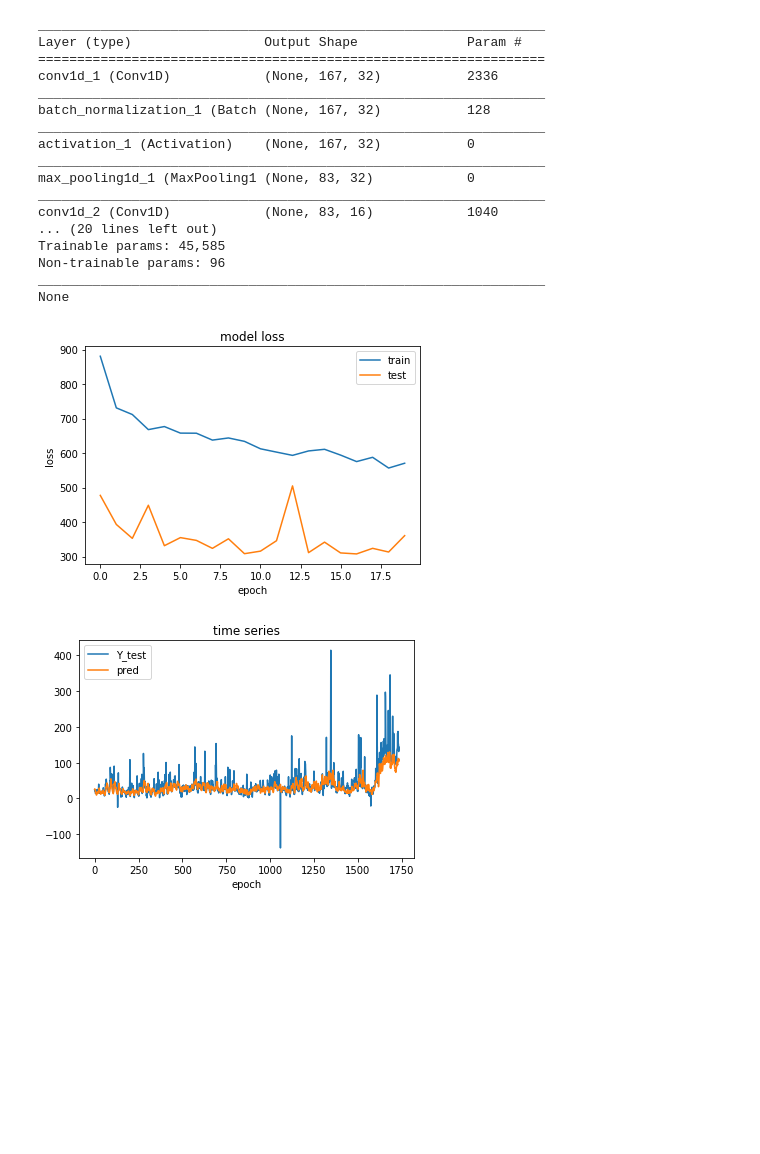
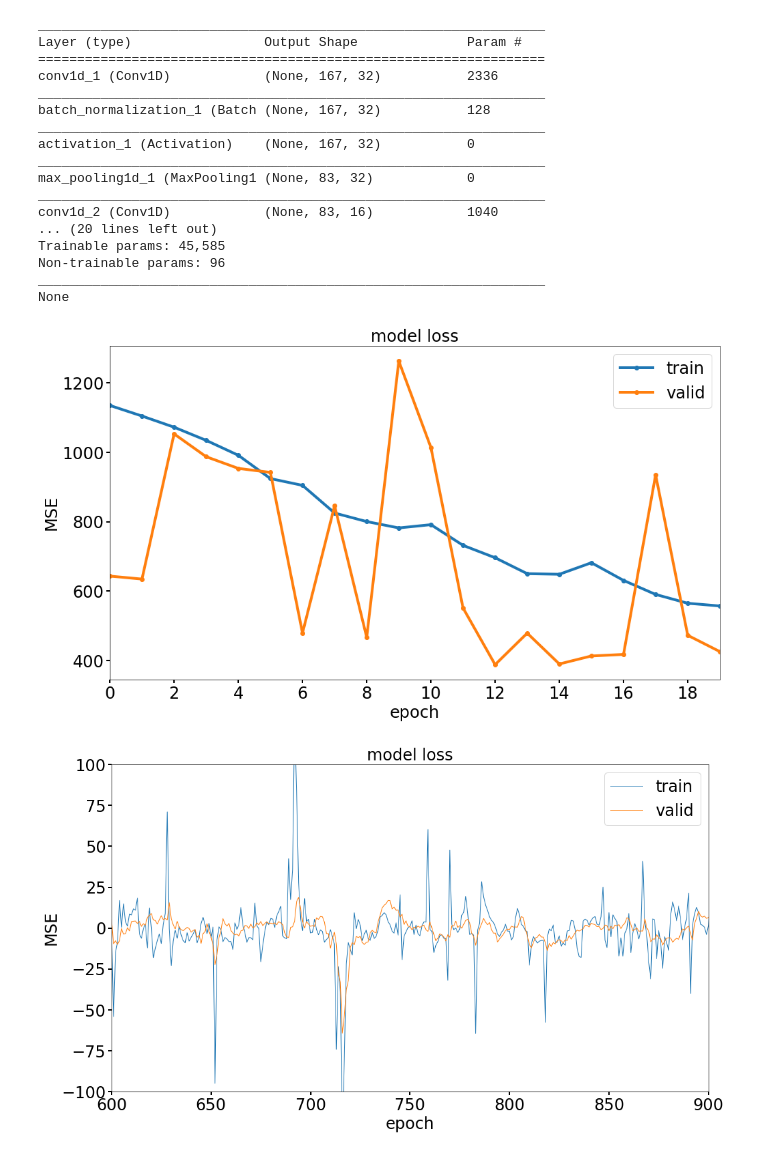
Before and after one commit to xingliuUT/battery_planner, a Jupyter notebook: cnn_2.ipynb, the cells around one changed output. Drawn from its saved outputs; the diff is of its cells as text; code cells hidden in the pictures; blank space fills up the shorter version.

```diff
--- a/cnn_2.ipynb
+++ b/cnn_2.ipynb
@@ -63,18 +66,18 @@ df_data.loc[:,'temp_norm'] = scaler_temp.transform(df_data.temp.values.reshape(-
 WINDOW = 24 * 7 - 1
 EMB_SIZE = 3
 STEP = 1
-FORECAST = 2
+FORECAST = 0
 
 X, Y = [], []
 for i in range(0, df_data.shape[0], STEP):
     try:
-        price_byweek = df_data.price_norm.values[i: i + WINDOW]
-        load_byweek = df_data.load_norm.values[i: i + WINDOW]
-        temp_byweek = df_data.temp_norm.values[i: i + WINDOW]
+        price_byweek = df_data.price_diff_norm.values[i: i + WINDOW]
+        load_byweek = df_data.load_diff_norm.values[i: i + WINDOW]
+        temp_byweek = df_data.temp_diff_norm.values[i: i + WINDOW]
 
         x_i = np.column_stack((price_byweek, load_byweek, temp_byweek))
         # target doesn't have to be standardized
-        y_i = df_data.price.values[i + WINDOW + FORECAST]
+        y_i = df_data.price_diff.values[i + WINDOW + FORECAST]
     except Exception as e:
         break
 
@@ -100,5 +103,6 @@ X_train.shape, X_test.shape, Y_train.shape, Y_test.shape
 # %%
-checkpointer = ModelCheckpoint(filepath='best_weights_' + str(FORECAST) + '.hdf5',
+bestmodel_name = 'best_weights_' + str(FORECAST) + '.hdf5'
+checkpointer = ModelCheckpoint(filepath = bestmodel_name,
                                verbose=1, save_best_only=True)
 # %%
 model = Sequential()
@@ -124,7 +128,7 @@ model.add(Flatten())
 
 model.add(Dense(64))
 model.add(Activation('relu'))
-model.add(Dropout(0.6))
+model.add(Dropout(0.5))
 
 model.add(Dense(1))
 model.add(Activation('linear'))
@@ -182,31 +186,38 @@ None
 pred = model.predict(np.array(X_test))
-# %%
-plt.figure()
-plt.plot(history.history['loss'])
-plt.plot(history.history['val_loss'])
-plt.title('model loss')
-plt.ylabel('loss')
-plt.xlabel('epoch')
-plt.legend(['train', 'test'], loc='best')
-plt.show()
-
-plt.figure()
-# plt.plot(scaler_price.inverse_transform(Y_test))
-# plt.plot(scaler_price.inverse_transform(pred))
-plt.plot(Y_test)
-plt.plot(pred)
-
-
-plt.title('time series')
-# plt.ylabel('loss')
-plt.xlabel('epoch')
-plt.legend(['Y_test', 'pred'], loc='best')
-# plt.xlim(6000, 6100)
-# plt.ylim(0,100)
-plt.show()
-# %% [output]
-[figure, removed]
-[figure, removed]
+# %%
+fig, ax = plt.subplots(figsize = (16, 9))
+ax.plot(history.history['loss'], 'o-', linewidth = 4)
+ax.plot(history.history['val_loss'], 'o-', linewidth = 4)
+ax.set_title('model loss', fontsize = 24)
+ax.set_ylabel('MSE', fontsize = 24)
+ax.set_xlabel('epoch', fontsize = 24)
+ax.set_xlim(0, 19)
+ax.legend(['train', 'valid'], loc='best', fontsize = 24)
+ax.tick_params(axis='both',which='both',labelsize=24,\
+        length=5,width=2,direction='out');
+new_tick_locs = range(0,20,2);
+new_tick_labels = range(0,20,2);
+ax.set_xticks(new_tick_locs);
+ax.set_xticklabels(new_tick_labels);
+
+# ax.show()
+# %% [output]
+[figure, added]
+# %%
+fig, ax = plt.subplots(figsize = (16, 9))
+ax.plot(Y_test, linewidth = 1)
+ax.plot(pred, linewidth = 1)
+ax.set_title('model loss', fontsize = 24)
+ax.set_ylabel('MSE', fontsize = 24)
+ax.set_xlabel('epoch', fontsize = 24)
+ax.set_ylim(-100, 100)
+ax.set_xlim(600, 900)
+ax.legend(['train', 'valid'], loc='best', fontsize = 24)
+ax.tick_params(axis='both',which='both',labelsize=24,\
+        length=5,width=2,direction='out');
+# ax.show()
+# %% [output]
+[figure, added]
 # %%
 # np.sqrt(metrics.mean_squared_error(scaler_price.inverse_transform(Y_test), scaler_price.inverse_transform(pred)))
 np.sqrt(metrics.mean_squared_error(Y_test.ravel(), pred.ravel()))
```
Also changed, not shown: parts of 10 cells of this notebook.
